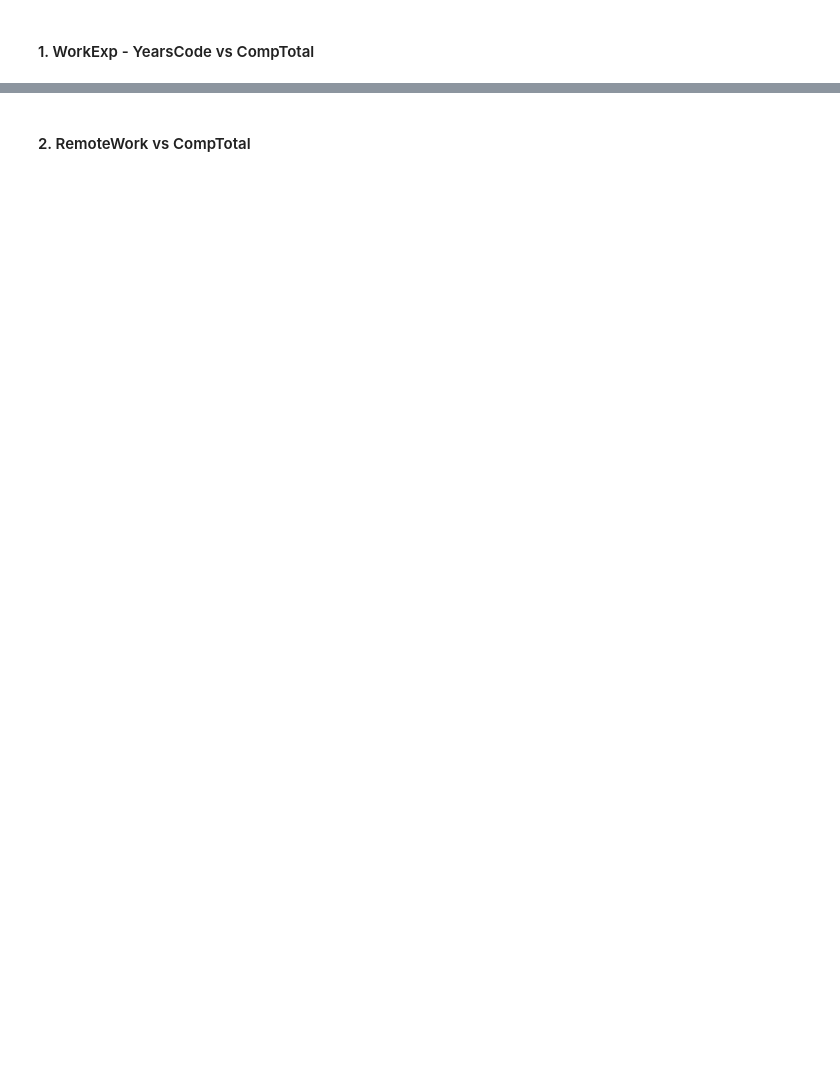
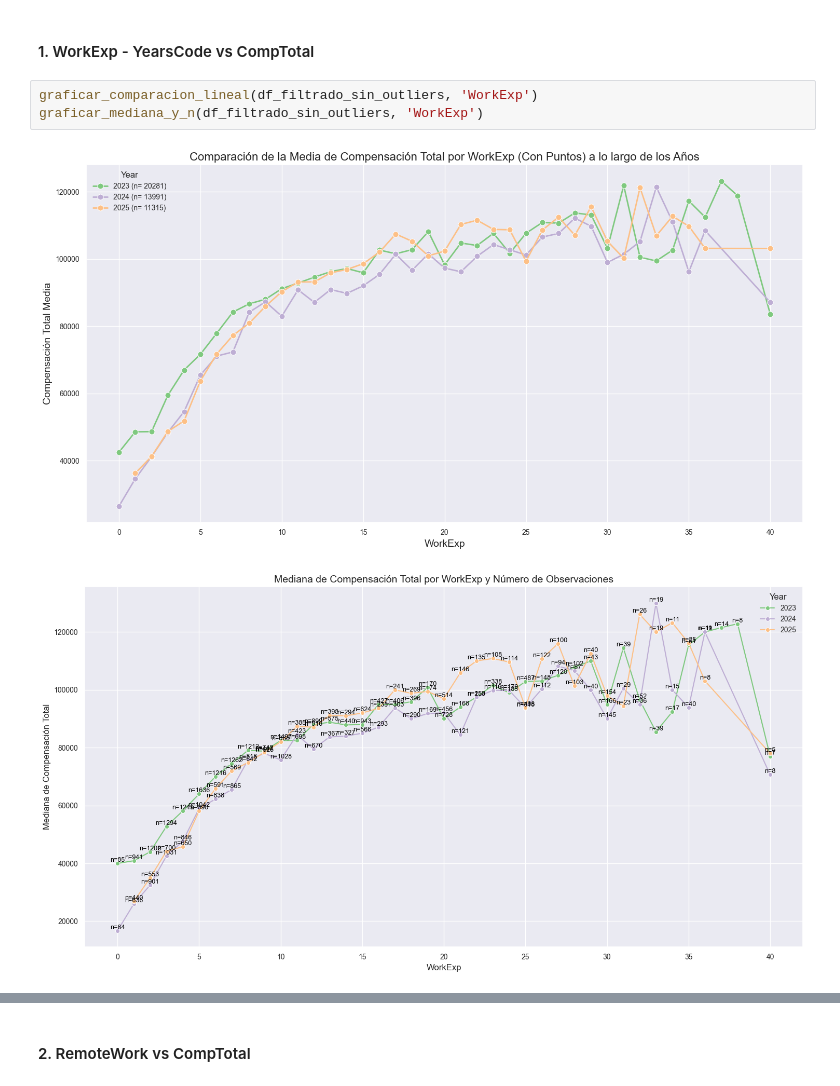
Before and after one commit to Maidana0/encuestas-stack-overflow, a Jupyter notebook: Proyecto_Final_Maidana_Franco.ipynb, the cells around one changed output, grey strips where cells are left out. Drawn from its saved outputs; the diff is of its cells as text; blank space fills up the shorter version.

```diff
--- a/Proyecto_Final_Maidana_Franco.ipynb
+++ b/Proyecto_Final_Maidana_Franco.ipynb
@@ -1118,2 +1260,8 @@ graficar_distribucion_completa(df_con_outliers=df_filtrado, df_sin_outliers=df_f
 # %% [markdown]
 #### 1. WorkExp - YearsCode vs CompTotal
+# %%
+graficar_comparacion_lineal(df_filtrado_sin_outliers, 'WorkExp')
+graficar_mediana_y_n(df_filtrado_sin_outliers, 'WorkExp')
+# %% [output]
+[figure, added]
+[figure, added]
```
Also changed, not shown: parts of 26 cells of this notebook.
